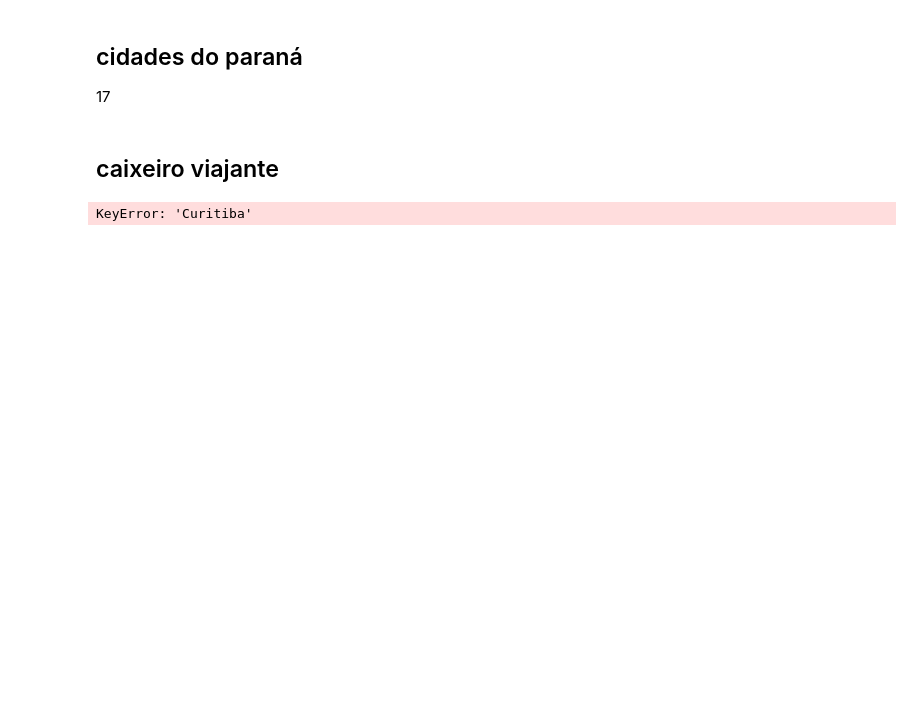
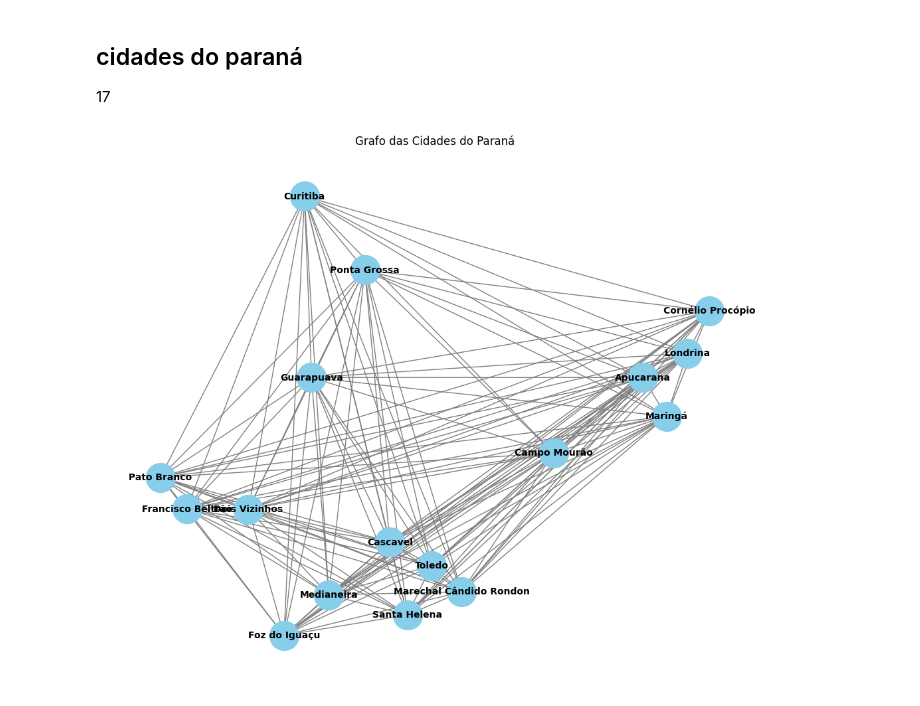
Before and after one commit to JoaoSerezuelo/artigoGrafo, a Jupyter notebook: alternativa.ipynb, the cells around one changed output. Drawn from its saved outputs; the diff is of its cells as text; code cells hidden in the pictures; blank space fills up the shorter version.

```diff
--- a/alternativa.ipynb
+++ b/alternativa.ipynb
@@ -37,48 +37,12 @@ for cidade, coordenadas in cidades.items():
 for (cidade1, coord1), (cidade2, coord2) in combinations(cidades.items(), 2):
     distance = geodesic(coord1, coord2).kilometers
     G.add_edge(cidade1, cidade2, weight=distance)
-# %% [markdown]
-## caixeiro viajante
-# %%
-# Escolher as cidades a serem visitadas
-cidades_selecionadas = ["Curitiba", "Londrina", "Maringá", "Cascavel", "Foz do Iguaçu"]
-
-# Criar um subgrafo com as cidades selecionadas
-subgrafo = G.subgraph(cidades_selecionadas)
-
-# Resolver o problema do caixeiro viajante
-caminho_tsp = nx.approximation.traveling_salesman_problem(subgrafo, cycle=True)
-
-# Calcular a distância total percorrida e criar legenda
-distancia_total = 0
-legenda = []
-for i in range(len(caminho_tsp) - 1):
-    cidade1 = caminho_tsp[i]
-    cidade2 = caminho_tsp[i + 1]
-    distancia = G[cidade1][cidade2]['weight']
-    distancia_total += distancia
-    legenda.append(f"{cidade1} --- {distancia:.2f} km --- {cidade2}")
-
-# Adicionar a última aresta do ciclo
-cidade1 = caminho_tsp[-1]
-cidade2 = caminho_tsp[0]
-distancia = G[cidade1][cidade2]['weight']
-distancia_total += distancia
-legenda.append(f"{cidade1} --- {distancia:.2f} km --- {cidade2}")
-
-# Plotar o caminho encontrado pelo caixeiro viajante
-plt.figure(figsize=(10, 8))
-
-# Desenhar o subgrafo com o caminho do caixeiro viajante (somente a rota)
-nx.draw(subgrafo, pos=nx.get_node_attributes(G, 'pos'), with_labels=True, node_color='lightblue', node_size=500, font_size=10, edge_color='gray')
-nx.draw_networkx_edges(subgrafo, pos=nx.get_node_attributes(G, 'pos'), edgelist=list(zip(caminho_tsp, caminho_tsp[1:] + [caminho_tsp[0]])), edge_color='red', width=2)
-
-# Adicionar título com a distância total
-plt.title(f"Caminho do Caixeiro Viajante - Distância Total: {distancia_total:.2f} km")
-
-# Mostrar a legenda com a ordem de visitação e distâncias
-plt.legend(legenda, loc='upper left', fontsize='small', title="Ordem de Visitação")
-
-plt.show()
-# %% [output]
-KeyError: 'Curitiba'
+# %%
+# Plotar as cidades no grafo
+plt.figure(figsize=(10, 8))
+pos = nx.get_node_attributes(G, 'pos')
+nx.draw(G, pos, with_labels=True, node_color='skyblue', node_size=1000, font_size=10, font_weight='bold', edge_color='gray')
+plt.title('Grafo das Cidades do Paraná')
+plt.show()
+# %% [output]
+[figure, added]
```
